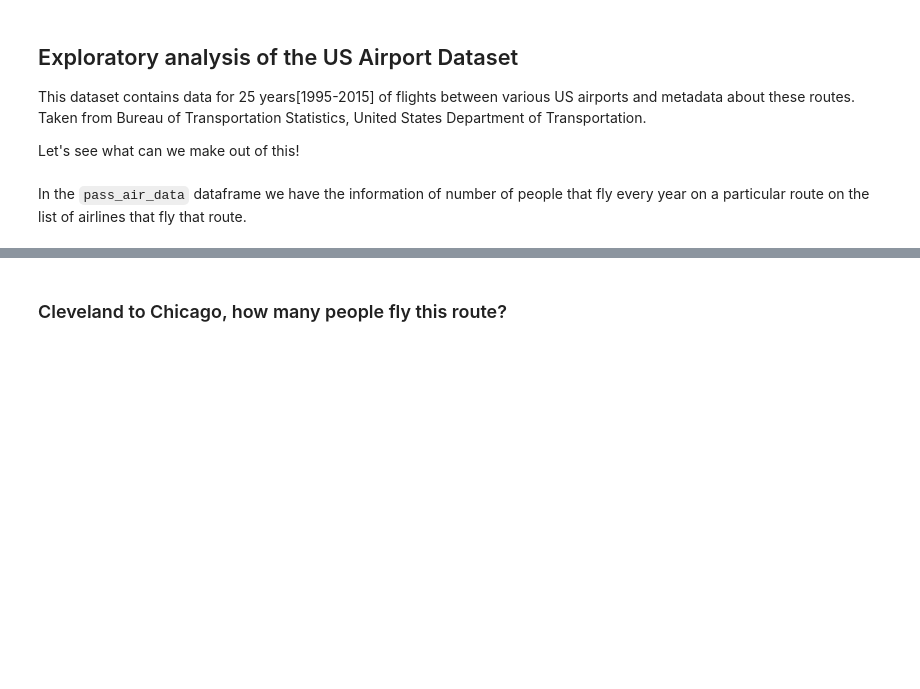
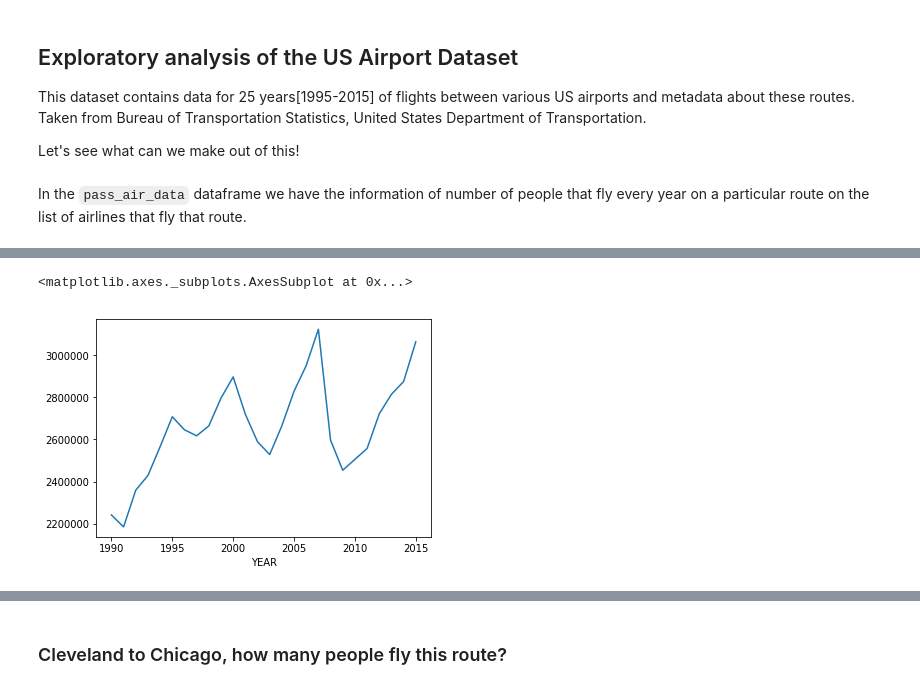
Before and after one commit to MridulS/pydata-networkx, a Jupyter notebook: US-aiports-instructor.ipynb, the cells around one changed output, grey strips where cells are left out. Saved outputs shown, nothing was run; the diff lists cells and outputs as text; code cells hidden in the pictures; blank space fills up the shorter version.

```diff
--- a/US-aiports-instructor.ipynb
+++ b/US-aiports-instructor.ipynb
@@ -20,0 +33,5 @@ pass_air_data.head()
+# %%
+pass_air_data[pass_air_data.DEST == 'OGG'].groupby(['YEAR'])['PASSENGERS'].sum().plot()
+# %% [output]
+<matplotlib.axes._subplots.AxesSubplot at 0x...>
+[figure, added]
```
Also changed, not shown: parts of 29 cells of this notebook.
